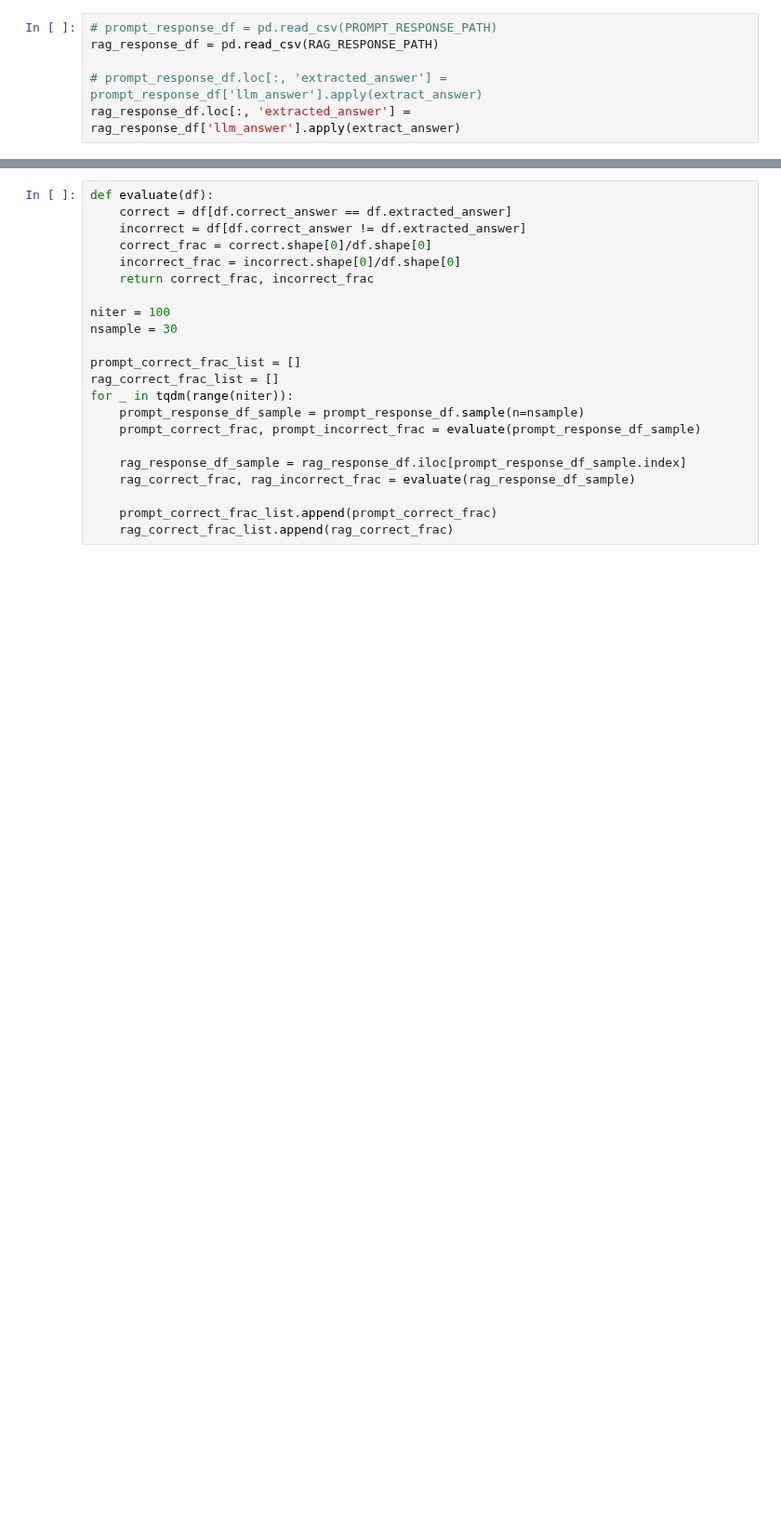
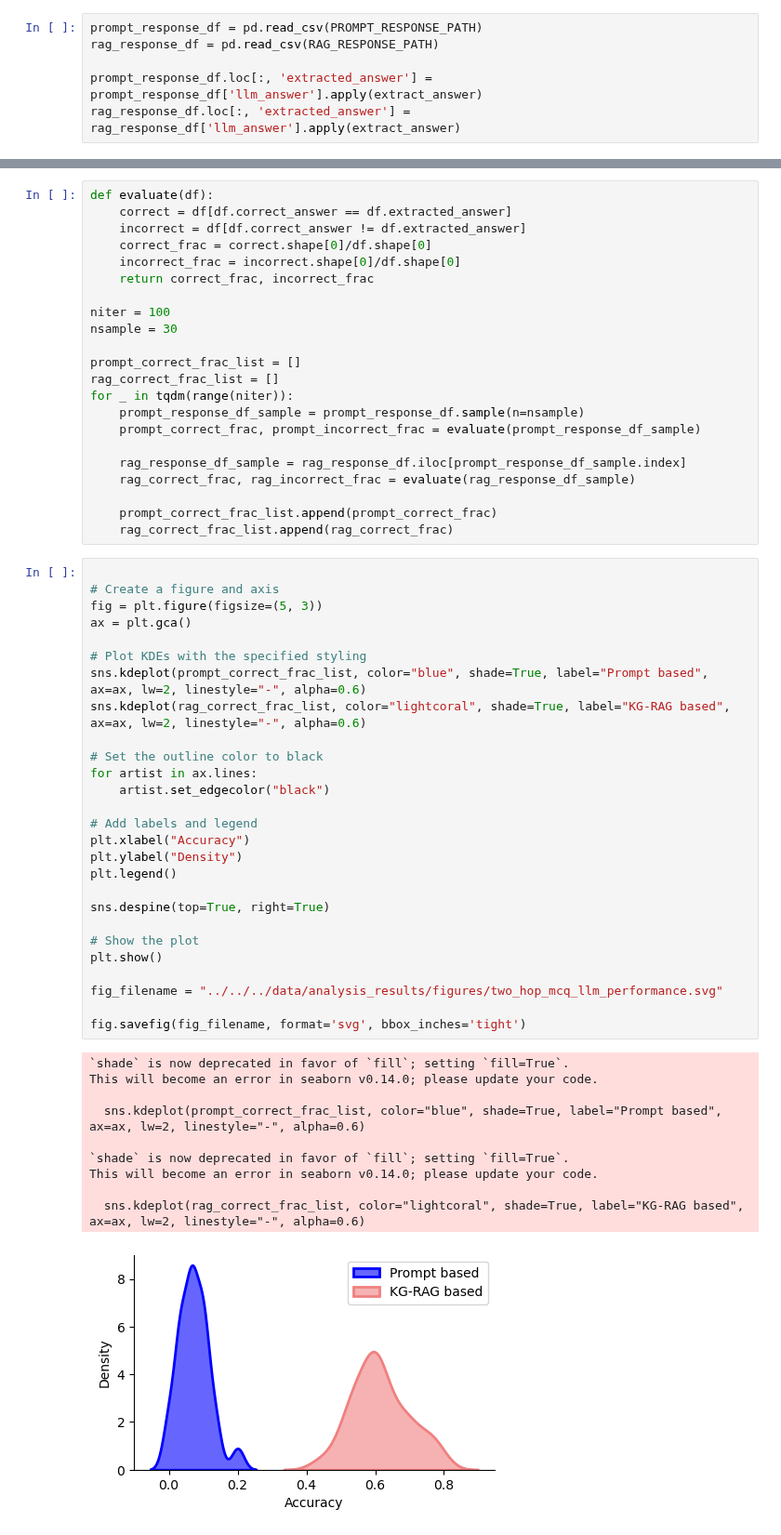
Before and after one commit to BaranziniLab/KG_RAG, a Jupyter notebook: codes/llm_notebooks/analysis/test_questions_mcq_response_comparative_analysys_llama.ipynb, the cells around one changed output, grey strips where cells are left out. Shown at 93% size. Cells and saved outputs as stored; diff of their text form; blank space fills up the shorter version.

```diff
--- a/codes/llm_notebooks/analysis/test_questions_mcq_response_comparative_analysys_llama.ipynb
+++ b/codes/llm_notebooks/analysis/test_questions_mcq_response_comparative_analysys_llama.ipynb
@@ -20,8 +20,8 @@ PROMPT_RESPONSE_PATH = "../../../data/analysis_results/Llama_2_13b_chat_hf_promp
 
 RAG_RESPONSE_PATH = "../../../data/analysis_results/Llama_2_13b_chat_hf_node_retrieval_rag_based_two_hop_mcq_response.csv"
 # %%
-# prompt_response_df = pd.read_csv(PROMPT_RESPONSE_PATH)
+prompt_response_df = pd.read_csv(PROMPT_RESPONSE_PATH)
 rag_response_df = pd.read_csv(RAG_RESPONSE_PATH)
 
-# prompt_response_df.loc[:, 'extracted_answer'] = prompt_response_df['llm_answer'].apply(extract_answer)
+prompt_response_df.loc[:, 'extracted_answer'] = prompt_response_df['llm_answer'].apply(extract_answer)
 rag_response_df.loc[:, 'extracted_answer'] = rag_response_df['llm_answer'].apply(extract_answer)
@@ -51,3 +47,41 @@ for _ in tqdm(range(niter)):
 
     prompt_correct_frac_list.append(prompt_correct_frac)
     rag_correct_frac_list.append(rag_correct_frac)
+# %%
+
+# Create a figure and axis
+fig = plt.figure(figsize=(5, 3))
+ax = plt.gca()
+
+# Plot KDEs with the specified styling
+sns.kdeplot(prompt_correct_frac_list, color="blue", shade=True, label="Prompt based", ax=ax, lw=2, linestyle="-", alpha=0.6)
+sns.kdeplot(rag_correct_frac_list, color="lightcoral", shade=True, label="KG-RAG based", ax=ax, lw=2, linestyle="-", alpha=0.6)
+
+# Set the outline color to black
+for artist in ax.lines:
+    artist.set_edgecolor("black")
+
+# Add labels and legend
+plt.xlabel("Accuracy")
+plt.ylabel("Density")
+plt.legend()
+
+sns.despine(top=True, right=True)
+
+# Show the plot
+plt.show()
+
+fig_filename = "../../../data/analysis_results/figures/two_hop_mcq_llm_performance.svg"
+
+fig.savefig(fig_filename, format='svg', bbox_inches='tight')
+# %% [output]
+`shade` is now deprecated in favor of `fill`; setting `fill=True`.
+This will become an error in seaborn v0.14.0; please update your code.
+
+  sns.kdeplot(prompt_correct_frac_list, color="blue", shade=True, label="Prompt based", ax=ax, lw=2, linestyle="-", alpha=0.6)
+
+`shade` is now deprecated in favor of `fill`; setting `fill=True`.
+This will become an error in seaborn v0.14.0; please update your code.
+
+  sns.kdeplot(rag_correct_frac_list, color="lightcoral", shade=True, label="KG-RAG based", ax=ax, lw=2, linestyle="-", alpha=0.6)
+[figure, added]
```
Also changed, not shown: parts of 5 cells of this notebook, 4 other files.
